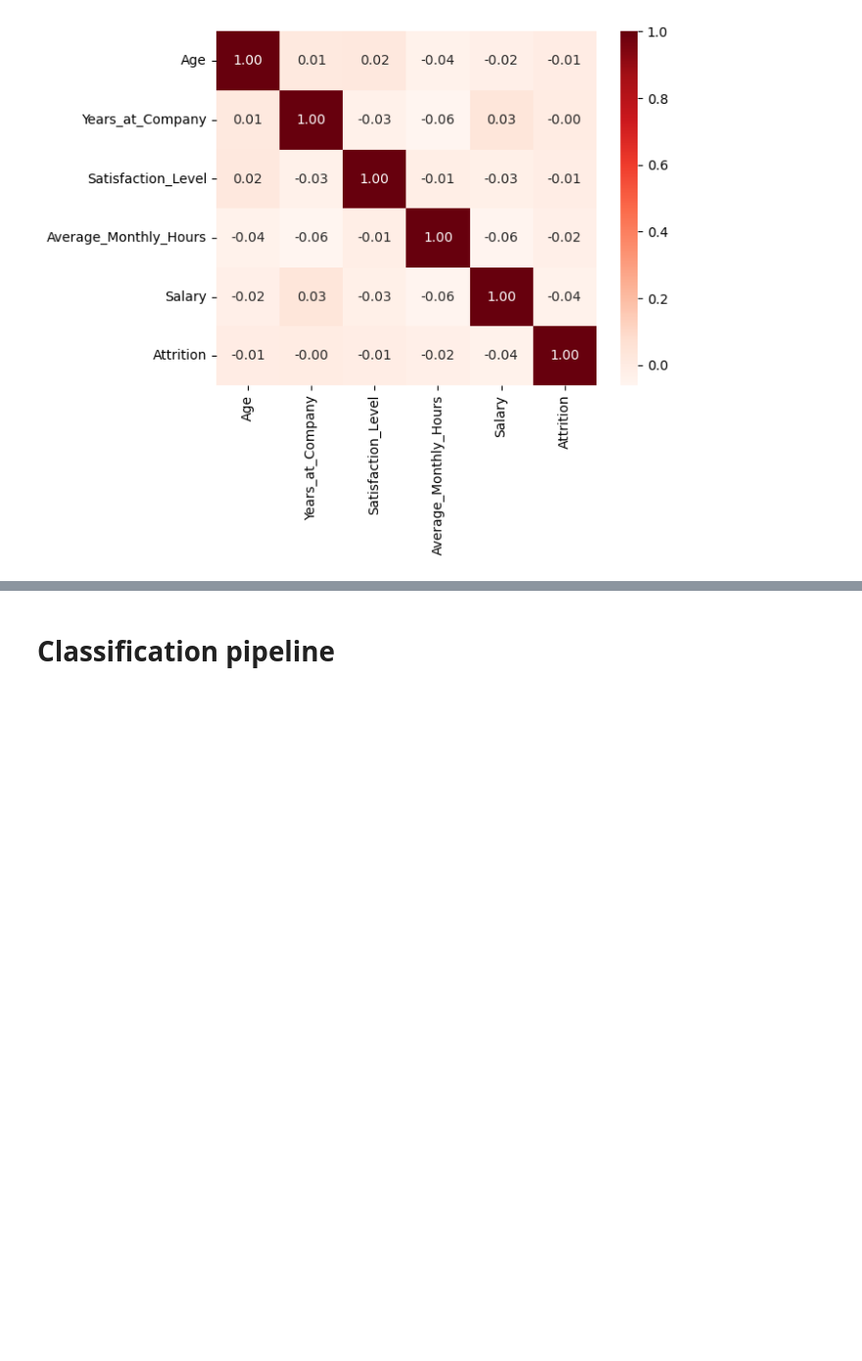
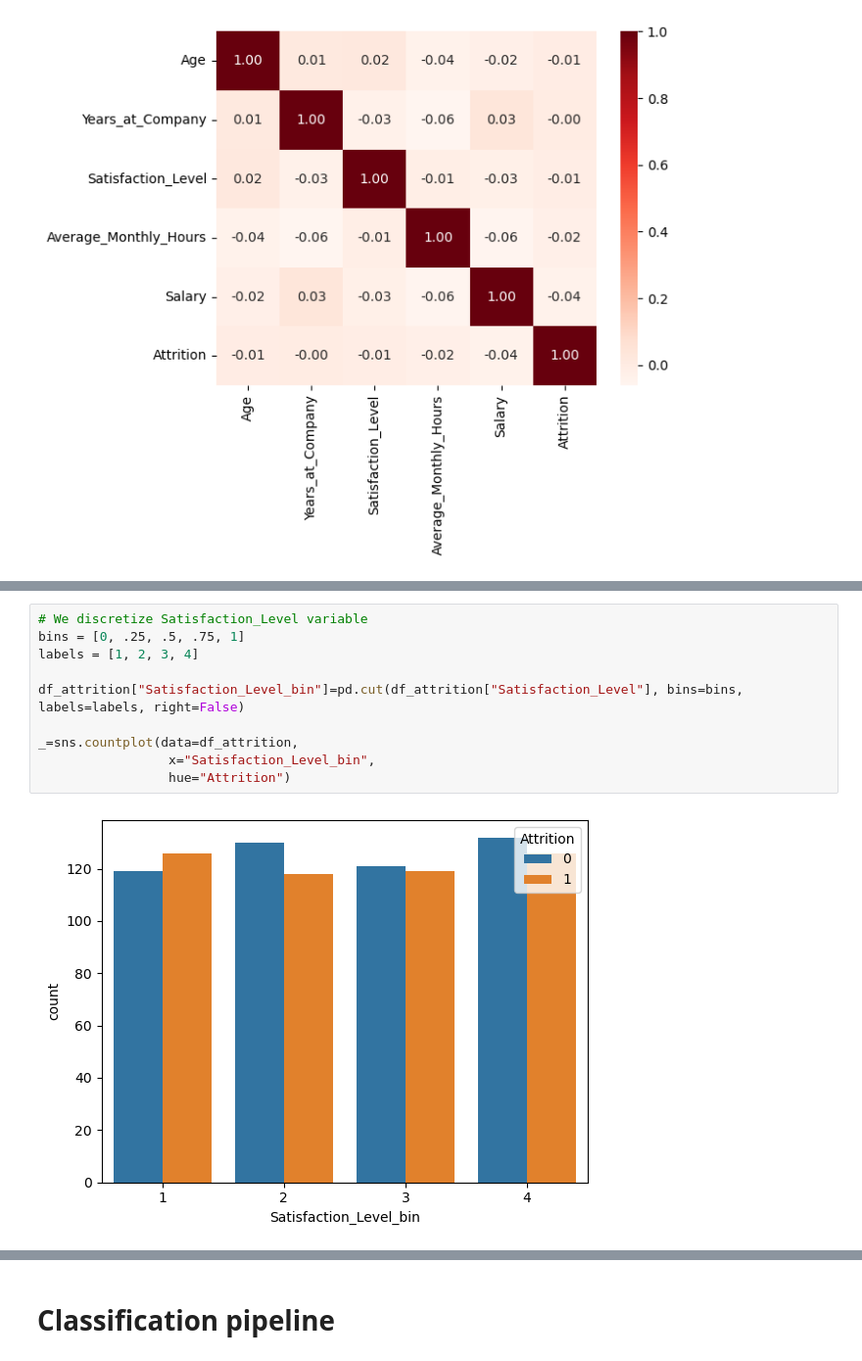
Before and after one commit to elissamim/attrition, a Jupyter notebook: notebooks/attrition_classification.ipynb, the cells around one changed output, grey strips where cells are left out. Shown at 98% size. Saved outputs shown, nothing was run; the diff lists cells and outputs as text; blank space fills up the shorter version.

```diff
--- a/notebooks/attrition_classification.ipynb
+++ b/notebooks/attrition_classification.ipynb
@@ -358,0 +385,12 @@ _ = sns.heatmap(df_attrition[numerical_columns + target_column].corr(),
+# %%
+# We discretize Satisfaction_Level variable
+bins = [0, .25, .5, .75, 1]
+labels = [1, 2, 3, 4]
+
+df_attrition["Satisfaction_Level_bin"]=pd.cut(df_attrition["Satisfaction_Level"], bins=bins, labels=labels, right=False)
+
+_=sns.countplot(data=df_attrition,
+                 x="Satisfaction_Level_bin",
+                 hue="Attrition")
+# %% [output]
+[figure, added]
```
Also changed, not shown: parts of 11 cells of this notebook.
